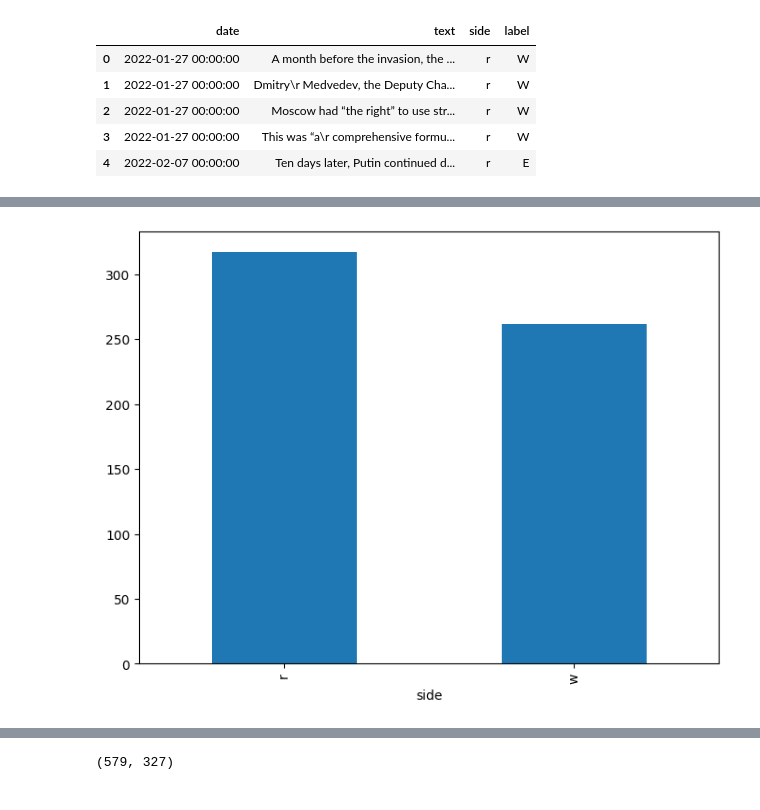
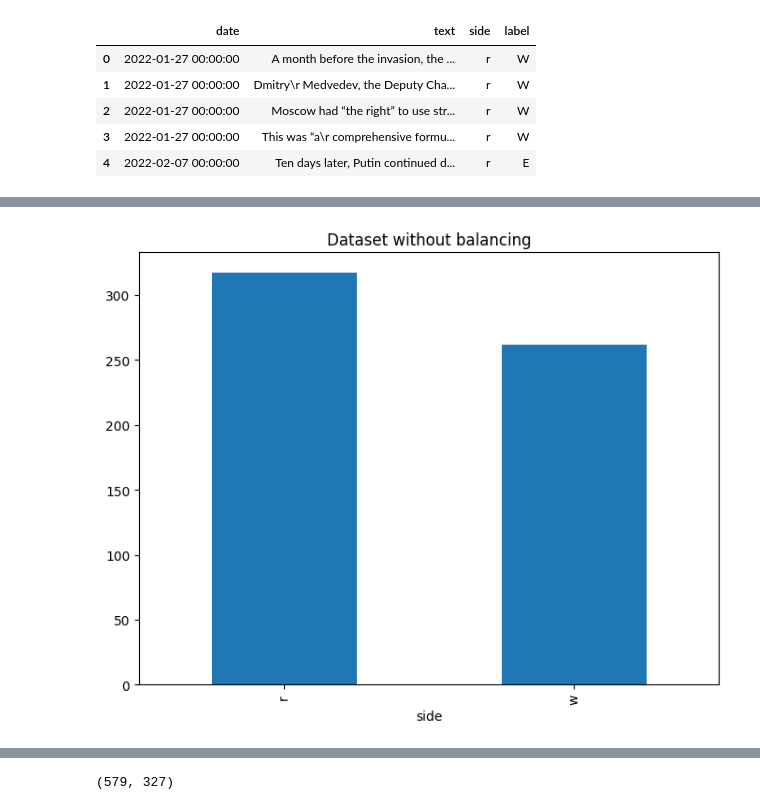
Before and after one commit to romansvintitskyy/russian-nuclear-threat-estimator, a Jupyter notebook: svm.ipynb, the cells around one changed output, grey strips where cells are left out. Saved outputs shown, nothing was run; the diff lists cells and outputs as text; code cells hidden in the pictures.

```diff
--- a/svm.ipynb
+++ b/svm.ipynb
@@ -87,8 +177,8 @@ weighted avg       0.79      0.79      0.79      1362
 # %% [markdown]
 # Training on dataset-medium.csv
 # %%
-df = pd.read_csv('datasets/dataset-medium.csv' , lineterminator='\n')
-df.head()
+df_med = pd.read_csv('datasets/dataset-medium.csv' , lineterminator='\n')
+df_med.head()
 # %% [output]
 |  | date | text | side | label |
 | 0 | 2022-01-27 00:00:00 | A month before the invasion, the ... | r | W |
@@ -105,6 +222,7 @@ plt.show()
 # %%
 fig = plt.figure(figsize=(8,6))
-df.groupby('side')['text'].count().plot.bar(ylim=0)
+df_med.groupby('side')['text'].count().plot.bar(ylim=0)
+plt.title("Dataset without balancing")
 plt.show()
 # %% [output]
-[figure, old version]
+[figure, new version]
```
Also changed, not shown: parts of 43 cells of this notebook.
